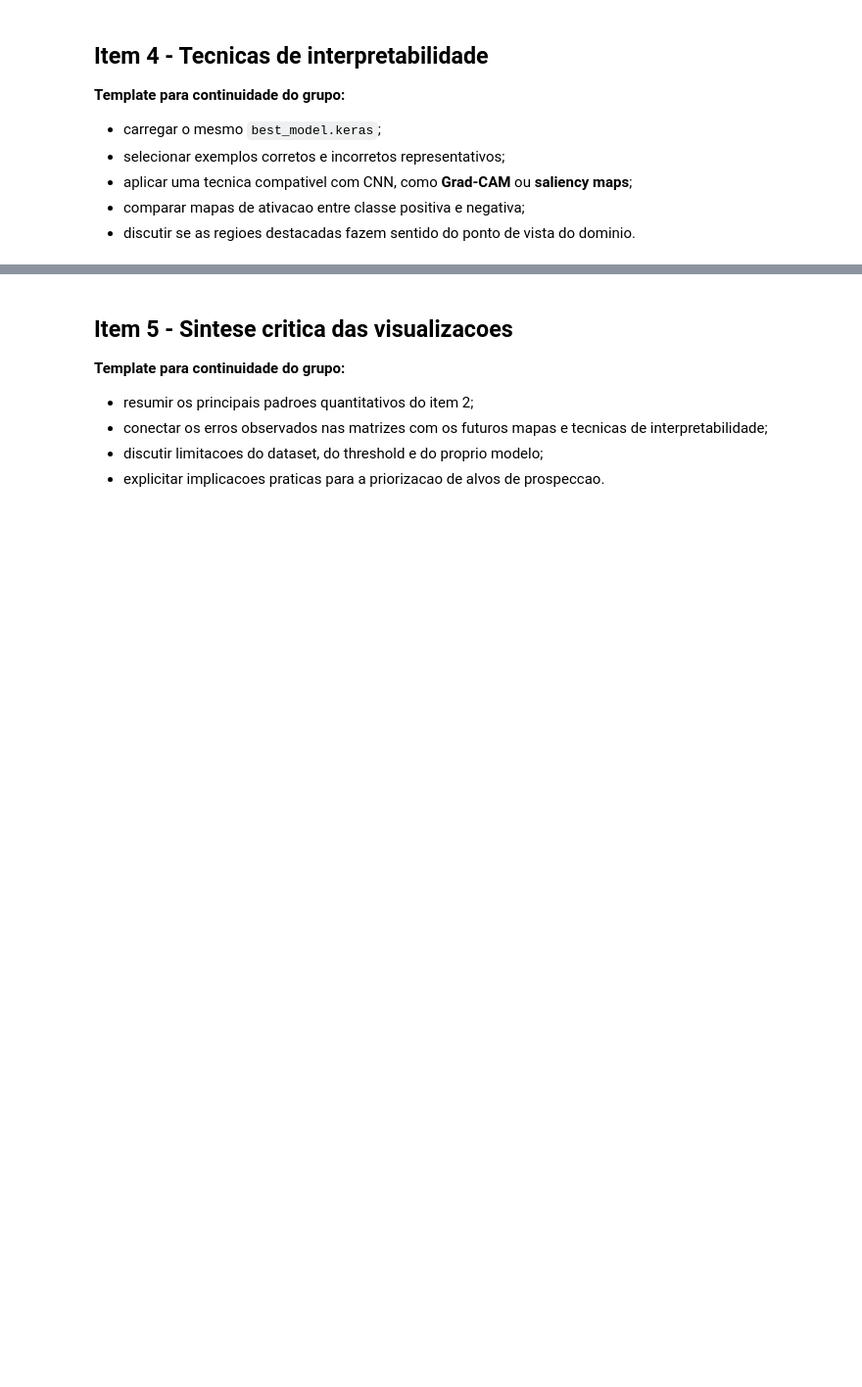
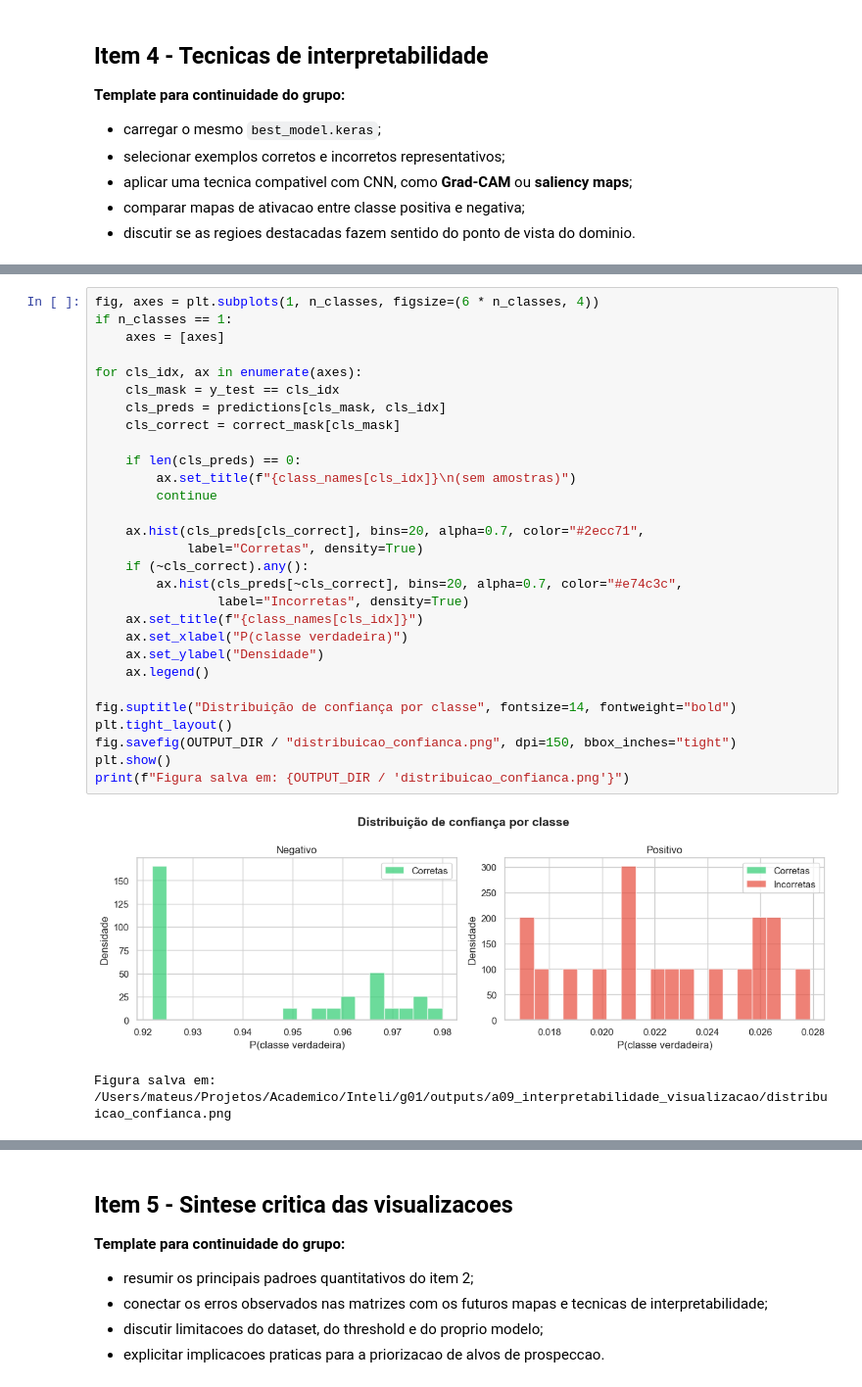
Before and after one commit to pedroauler12/SpectraAI, a Jupyter notebook: artefatos/a09_interpretabilidade_visualizacao/a09_interpretabilidade_visualizacao.ipynb, the cells around one changed output, grey strips where cells are left out. Shown at 98% size. Cells and saved outputs as stored; diff of their text form; blank space fills up the shorter version.

```diff
--- a/artefatos/a09_interpretabilidade_visualizacao/a09_interpretabilidade_visualizacao.ipynb
+++ b/artefatos/a09_interpretabilidade_visualizacao/a09_interpretabilidade_visualizacao.ipynb
@@ -583,0 +1208,32 @@ No contexto de apoio a decisao em prospeccao, a implicacao pratica do trade-off
+# %%
+fig, axes = plt.subplots(1, n_classes, figsize=(6 * n_classes, 4))
+if n_classes == 1:
+    axes = [axes]
+
+for cls_idx, ax in enumerate(axes):
+    cls_mask = y_test == cls_idx
+    cls_preds = predictions[cls_mask, cls_idx]
+    cls_correct = correct_mask[cls_mask]
+
+    if len(cls_preds) == 0:
+        ax.set_title(f"{class_names[cls_idx]}\n(sem amostras)")
+        continue
+
+    ax.hist(cls_preds[cls_correct], bins=20, alpha=0.7, color="#2ecc71",
+            label="Corretas", density=True)
+    if (~cls_correct).any():
+        ax.hist(cls_preds[~cls_correct], bins=20, alpha=0.7, color="#e74c3c",
+                label="Incorretas", density=True)
+    ax.set_title(f"{class_names[cls_idx]}")
+    ax.set_xlabel("P(classe verdadeira)")
+    ax.set_ylabel("Densidade")
+    ax.legend()
+
+fig.suptitle("Distribuição de confiança por classe", fontsize=14, fontweight="bold")
+plt.tight_layout()
+fig.savefig(OUTPUT_DIR / "distribuicao_confianca.png", dpi=150, bbox_inches="tight")
+plt.show()
+print(f"Figura salva em: {OUTPUT_DIR / 'distribuicao_confianca.png'}")
+# %% [output]
+[figure, added]
+Figura salva em: /Users/mateus/Projetos/Academico/Inteli/g01/outputs/a09_interpretabilidade_visualizacao/distribuicao_confianca.png
```
Also changed, not shown: parts of 34 cells of this notebook, 12 other files.
